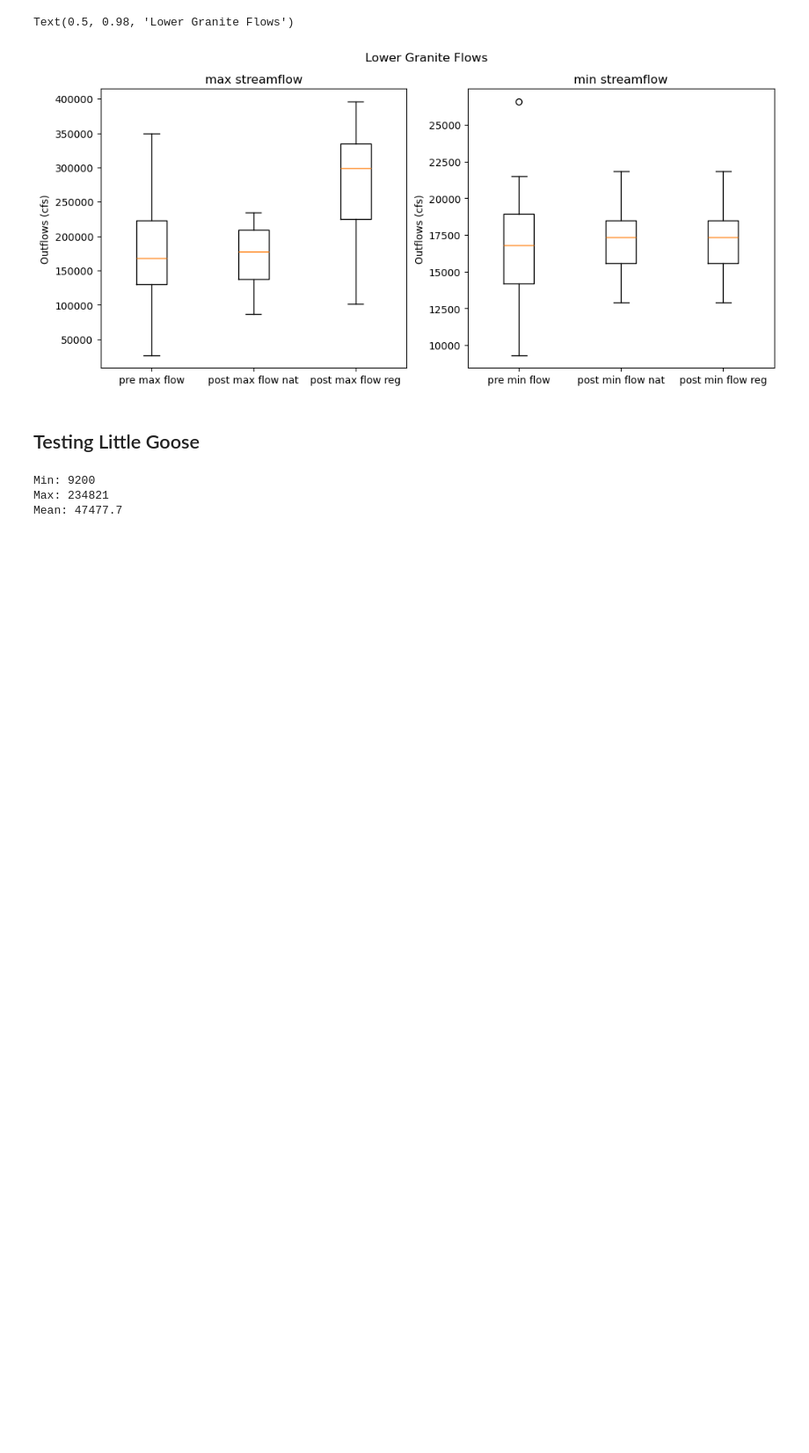
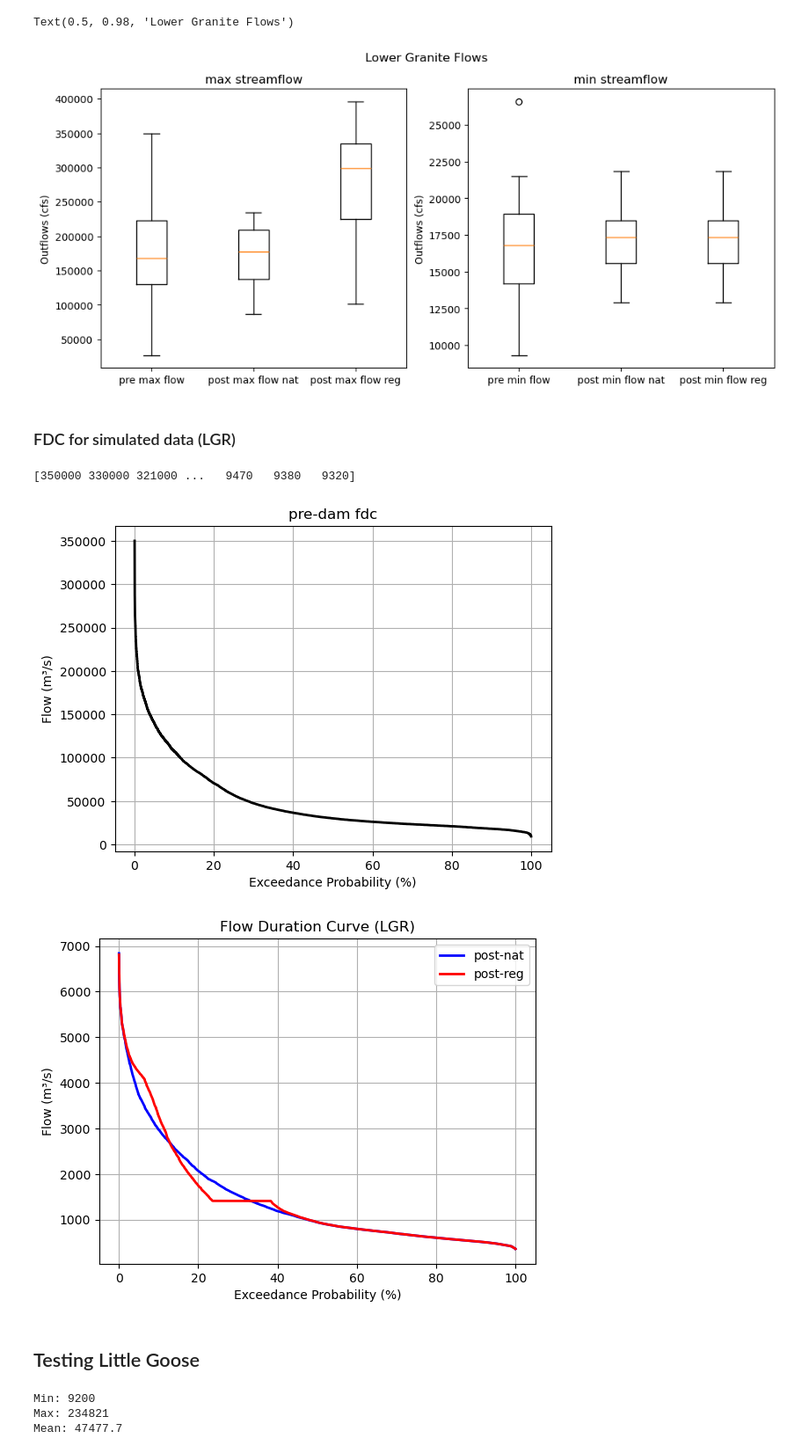
Before and after one commit to clairewang23/columbia_river_model, a Jupyter notebook: release function attempt.ipynb, the cells around one changed output. Shown at 88% size. Saved outputs shown, nothing was run; the diff lists cells and outputs as text; code cells hidden in the pictures; blank space fills up the shorter version.

```diff
--- a/release function attempt.ipynb
+++ b/release function attempt.ipynb
@@ -269,6 +318,48 @@ See the caveats in the documentation: https://pandas.pydata.org/pandas-docs/stab
   lower_granite_post['Regulated outflow (cfs)'] = outflow_reg/0.0283
 Text(0.5, 0.98, 'Lower Granite Flows')
 [figure]
+# %% [markdown]
+### FDC for simulated data (LGR)
+# %%
+pre_sorted = np.sort(np.array(lower_granite_pre['H (unit:cfs)']))[::-1]
+print(pre_sorted)
+n = len(pre_sorted)
+exceedance_prob = (np.arange(1,n+1) / (n+1)) *100
+
+# plt.figure(2, figsize=(12,5))
+# plt.subplot(1,3,1)
+plt.plot(exceedance_prob, pre_sorted, color='black', linewidth=2, label='pre-dam')
+plt.xlabel("Exceedance Probability (%)")
+plt.ylabel("Flow (m³/s)")
+plt.title('pre-dam fdc')
+plt.grid(True)
+plt.show()
+
+outflow_sorted = np.sort(np.array(outflow))[::-1]
+n = len(outflow_sorted)
+exceedance_prob = (np.arange(1,n+1) / (n+1)) *100
+
+# plt.figure(2, figsize=(12,5))
+# plt.subplot(1,3,2)
+plt.plot(exceedance_prob, outflow_sorted, color='blue', linewidth=2, label='post-nat')
+# plt.show()
+
+outflow_reg_sorted = np.sort(np.array(outflow_reg))[::-1]
+n = len(outflow_reg_sorted)
+exceedance_prob = (np.arange(1,n+1) / (n+1)) *100
+
+# plt.subplot(1,3,3)
+plt.plot(exceedance_prob, outflow_reg_sorted, color='red', linewidth=2, label='post-reg')
+plt.xlabel("Exceedance Probability (%)")
+plt.ylabel("Flow (m³/s)")
+plt.title("Flow Duration Curve (LGR)")
+plt.grid(True)
+plt.legend()
+plt.show()
+# %% [output]
+[350000 330000 321000 ...   9470   9380   9320]
+[figure, added]
+[figure, added]
 # %% [markdown]
 ## Testing Little Goose
 # %%
```
Also changed, not shown: parts of 8 cells of this notebook.
